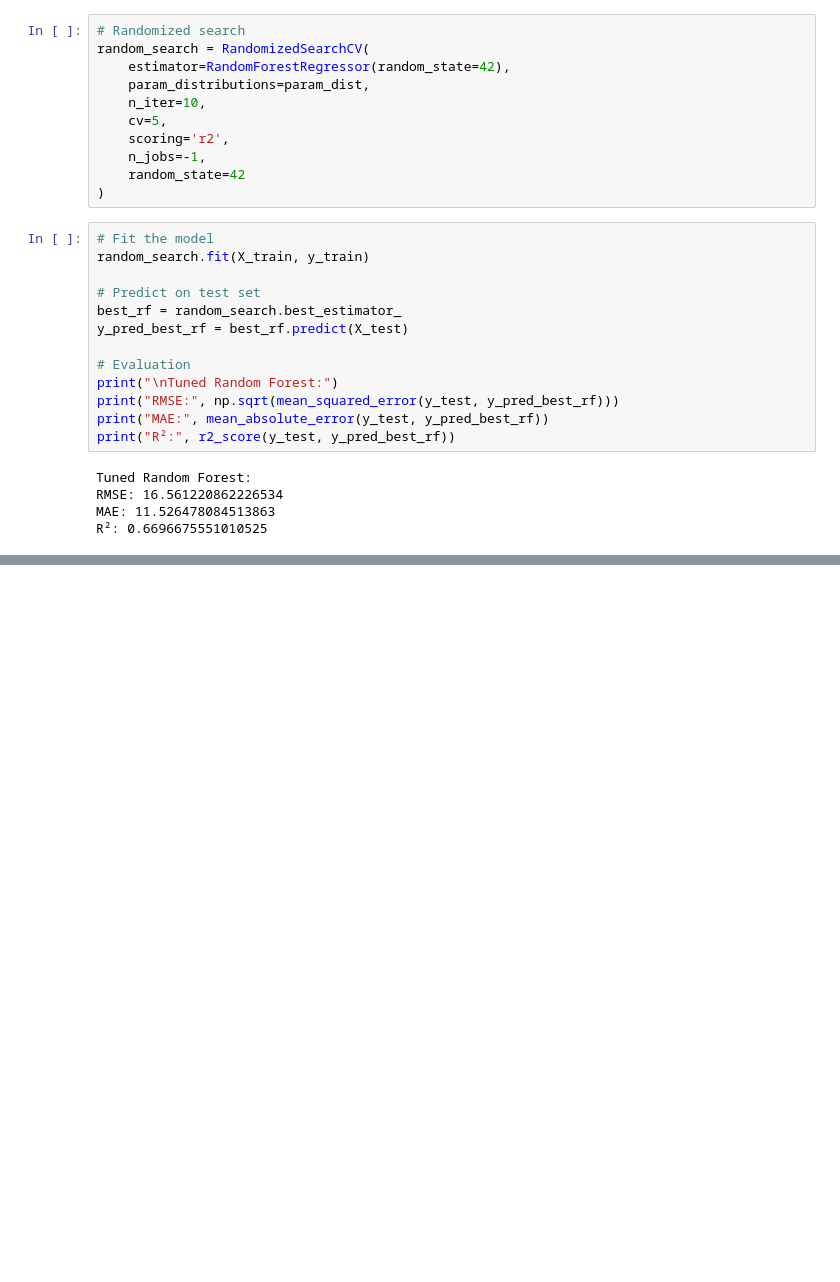
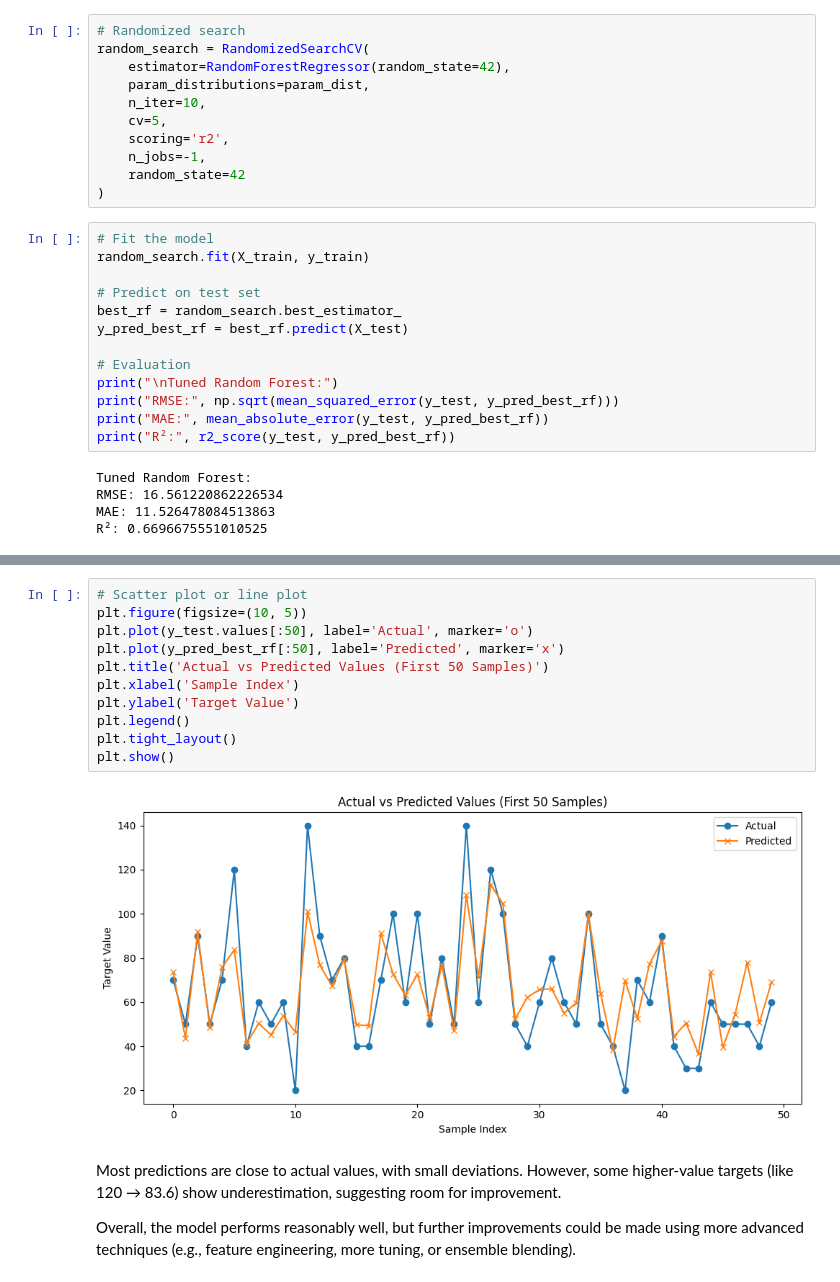
Before and after one commit to Nishita76/DS-Intern-Assignment-Nishita, a Jupyter notebook: notebook.ipynb, the cells around one changed output, grey strips where cells are left out. Drawn from its saved outputs; the diff is of its cells as text; blank space fills up the shorter version.

```diff
--- a/notebook.ipynb
+++ b/notebook.ipynb
@@ -409,0 +465,17 @@ print("R²:", r2_score(y_test, y_pred_best_rf))
+# %%
+# Scatter plot or line plot
+plt.figure(figsize=(10, 5))
+plt.plot(y_test.values[:50], label='Actual', marker='o')
+plt.plot(y_pred_best_rf[:50], label='Predicted', marker='x')
+plt.title('Actual vs Predicted Values (First 50 Samples)')
+plt.xlabel('Sample Index')
+plt.ylabel('Target Value')
+plt.legend()
+plt.tight_layout()
+plt.show()
+# %% [output]
+[figure, added]
+# %% [markdown]
+Most predictions are close to actual values, with small deviations. However, some higher-value targets (like 120 → 83.6) show underestimation, suggesting room for improvement.
+
+Overall, the model performs reasonably well, but further improvements could be made using more advanced techniques (e.g., feature engineering, more tuning, or ensemble blending).
```
Also changed, not shown: parts of 12 cells of this notebook.
